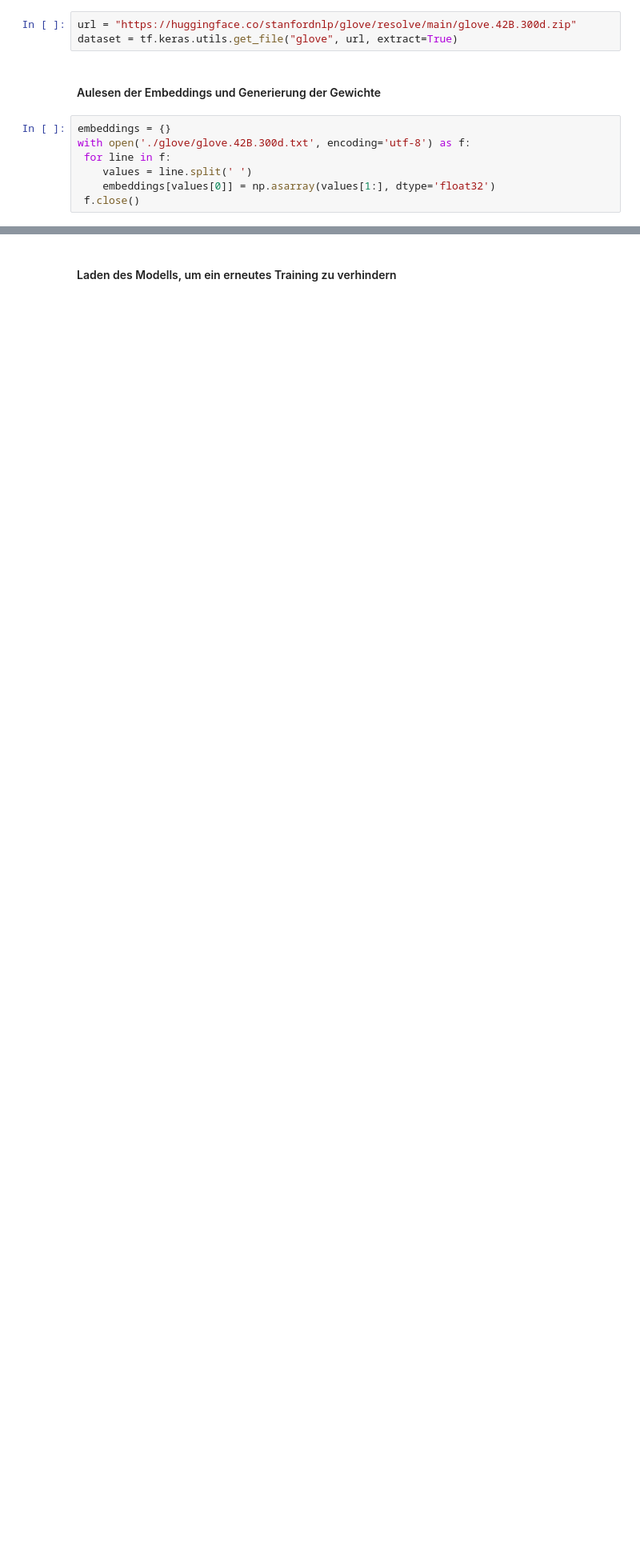
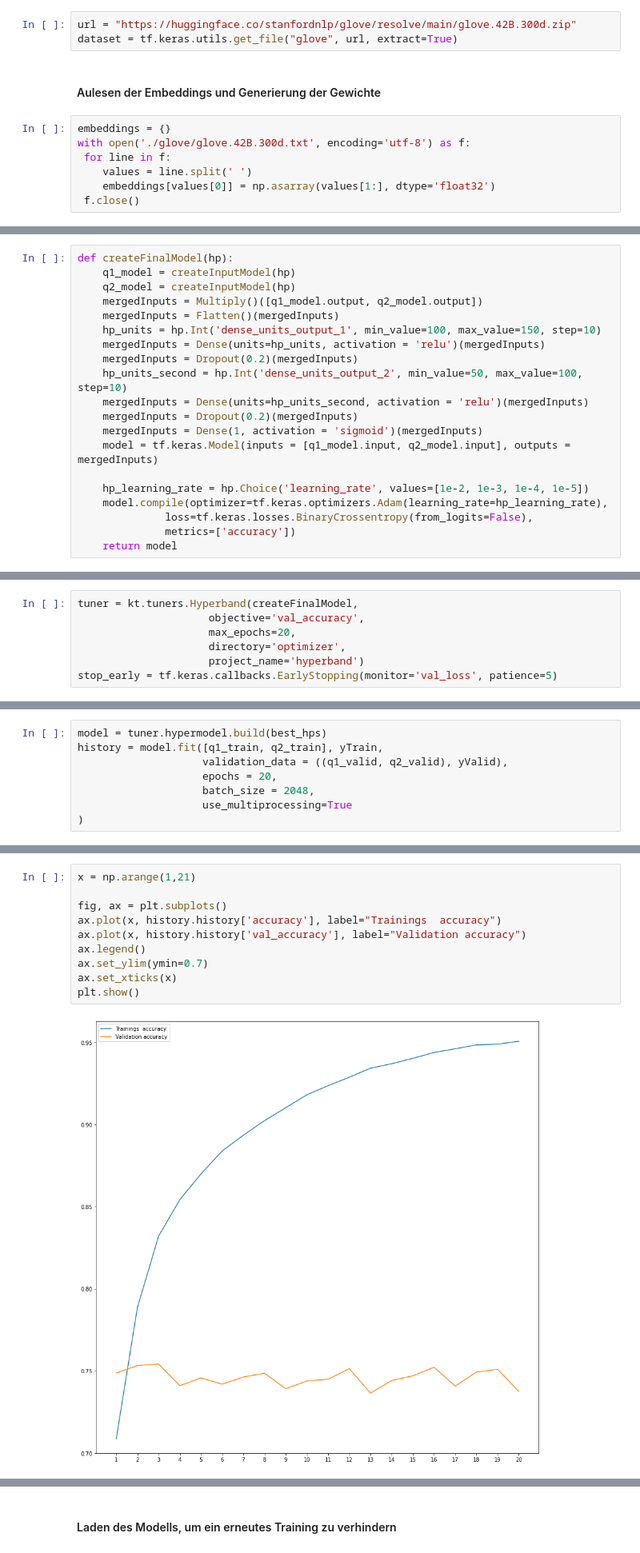
Before and after one commit to rxt30/Gruppe_G_Fragen, a Jupyter notebook: kaggle.ipynb, the cells around one changed output, grey strips where cells are left out. Shown: that part at 80% size. Drawn from its saved outputs; the diff is of its cells as text; blank space fills up the shorter version.

Commit message:
Added explanation and test data set model

```diff
--- a/kaggle.ipynb
+++ b/kaggle.ipynb
@@ -382,0 +344,20 @@ with open('models/tokenizer.json', 'w', encoding='utf-8') as f:
+# %%
+def createFinalModel(hp):
+    q1_model = createInputModel(hp)
+    q2_model = createInputModel(hp)
+    mergedInputs = Multiply()([q1_model.output, q2_model.output])
+    mergedInputs = Flatten()(mergedInputs)
+    hp_units = hp.Int('dense_units_output_1', min_value=100, max_value=150, step=10)
+    mergedInputs = Dense(units=hp_units, activation = 'relu')(mergedInputs)
+    mergedInputs = Dropout(0.2)(mergedInputs)
+    hp_units_second = hp.Int('dense_units_output_2', min_value=50, max_value=100, step=10)
+    mergedInputs = Dense(units=hp_units_second, activation = 'relu')(mergedInputs)
+    mergedInputs = Dropout(0.2)(mergedInputs)
+    mergedInputs = Dense(1, activation = 'sigmoid')(mergedInputs)
+    model = tf.keras.Model(inputs = [q1_model.input, q2_model.input], outputs = mergedInputs)
+
+    hp_learning_rate = hp.Choice('learning_rate', values=[1e-2, 1e-3, 1e-4, 1e-5])
+    model.compile(optimizer=tf.keras.optimizers.Adam(learning_rate=hp_learning_rate),
+              loss=tf.keras.losses.BinaryCrossentropy(from_logits=False),
+              metrics=['accuracy'])
+    return model
@@ -382,0 +375,7 @@ with open('models/tokenizer.json', 'w', encoding='utf-8') as f:
+# %%
+tuner = kt.tuners.Hyperband(createFinalModel,
+                     objective='val_accuracy',
+                     max_epochs=20,
+                     directory='optimizer',
+                     project_name='hyperband')
+stop_early = tf.keras.callbacks.EarlyStopping(monitor='val_loss', patience=5)
@@ -382,0 +438,8 @@ with open('models/tokenizer.json', 'w', encoding='utf-8') as f:
+# %%
+model = tuner.hypermodel.build(best_hps)
+history = model.fit([q1_train, q2_train], yTrain,
+                    validation_data = ((q1_valid, q2_valid), yValid),
+                    epochs = 20,
+                    batch_size = 2048,
+                    use_multiprocessing=True
+)
@@ -382,0 +469,12 @@ with open('models/tokenizer.json', 'w', encoding='utf-8') as f:
+# %%
+x = np.arange(1,21)
+
+fig, ax = plt.subplots()
+ax.plot(x, history.history['accuracy'], label="Trainings  accuracy")
+ax.plot(x, history.history['val_accuracy'], label="Validation accuracy")
+ax.legend()
+ax.set_ylim(ymin=0.7)
+ax.set_xticks(x)
+plt.show()
+# %% [output]
+[figure, added]
```
Also changed, not shown: parts of 67 cells of this notebook.
